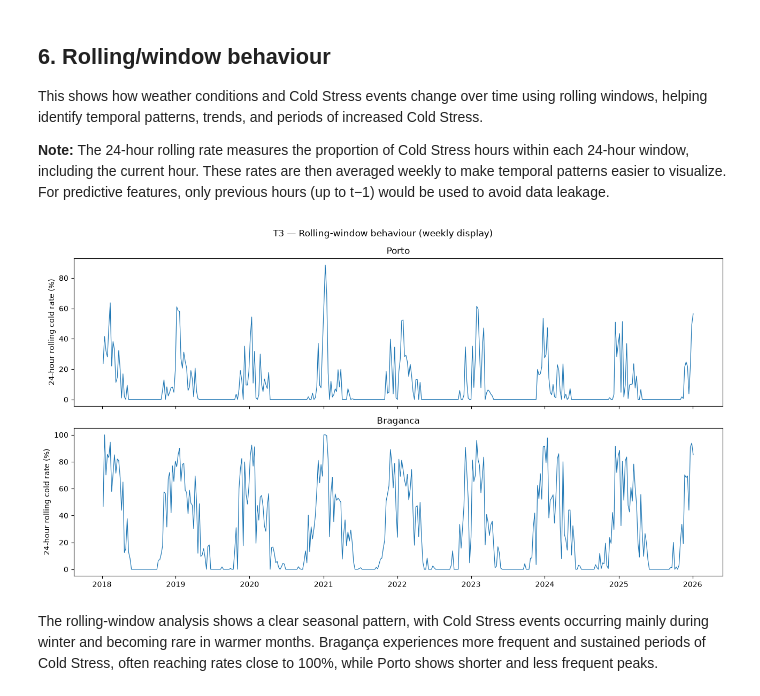
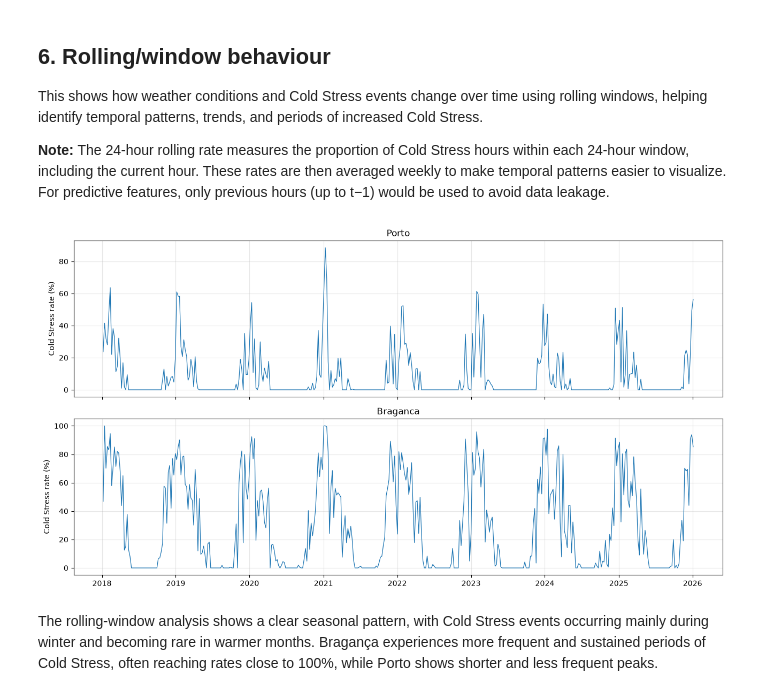
Before and after one commit to JoaoSilva042/data-stream-mining-pa27, a Jupyter notebook: notebooks/01_data_quality_eda.ipynb, the cells around one changed output. Drawn from its saved outputs; the diff is of its cells as text; code cells hidden in the pictures.

```diff
--- a/notebooks/01_data_quality_eda.ipynb
+++ b/notebooks/01_data_quality_eda.ipynb
@@ -280,7 +280,7 @@ matrix for completeness because they are stored numerically. However, their
 Pearson coefficients are not used for feature-selection decisions because
 weather code is categorical and wind direction is circular.
 # %%
-for city, df in cities.items():
+for city, df in warmup.items():
 
     # Calculate Pearson correlation
     corr = df[weather].corr(method="pearson")
@@ -395,7 +395,7 @@ For each pair of highly correlated variables, we examined scatterplots to visual
 # %%
 fig, axes = plt.subplots(1, 2, figsize=(12, 5))
 
-for ax, (city, df) in zip(axes, cities.items()):
+for ax, (city, df) in zip(axes, warmup.items()):
 
     x = df["relative_humidity_2m"]
     y = df["vapour_pressure_deficit"]
@@ -436,7 +436,7 @@ plt.show()
 # %%
 fig, axes = plt.subplots(2, 2, figsize=(12, 10))
 
-for i, (city, df) in enumerate(cities.items()):
+for i, (city, df) in enumerate(warmup.items()):
 
     x = df["relative_humidity_2m"]
     y = df["vapour_pressure_deficit"]
@@ -674,0 +684,5 @@ weather_braganca = [
+# %%
+warmup_cities = {
+    city: get_warmup(df)
+    for city, df in cities.items()
+}
@@ -841,23 +1018,64 @@ This shows how weather conditions and Cold Stress events change over time using
 
 **Note:** The 24-hour rolling rate measures the proportion of Cold Stress hours within each 24-hour window, including the current hour. These rates are then averaged weekly to make temporal patterns easier to visualize. For predictive features, only previous hours (up to t−1) would be used to avoid data leakage.
 # %%
-fig, axes = plt.subplots(2, 1, figsize=(13, 7), sharex=True)
+fig, axes = plt.subplots(
+    2,
+    1,
+    figsize=(13, 7),
+    sharex=True,
+)
+
 rolling_rows = []
-for ax, (name, df) in zip(axes, evaluation.items()):
-    rate = df[TARGET_COLUMN].rolling(window=24, min_periods=24).mean()
-    # Agregação semanal da taxa móvel para o gráfico ficar legível.
-    weekly_rate = pd.DataFrame({"timestamp": df["timestamp_utc"], "rate": rate}).set_index("timestamp")["rate"].resample("W").mean()
-    ax.plot(weekly_rate.index, weekly_rate * 100, linewidth=0.9)
+
+for ax, (name, df) in zip(
+    axes,
+    evaluation.items(),
+):
+
+    rate = (
+        df[TARGET_COLUMN]
+        .rolling(
+            window=24,
+            min_periods=24,
+        )
+        .mean()
+    )
+
+    weekly_rate = (
+        pd.DataFrame({
+            "timestamp":
+                df["timestamp_utc"],
+            "rate":
+                rate,
+        })
+        .set_index("timestamp")[
+            "rate"
+        ]
+        .resample("W")
+        .mean()
+    )
+
+    ax.plot(
+        weekly_rate.index,
+        weekly_rate * 100,
+        linewidth=0.9,
+    )
+
     ax.set_title(name)
-    ax.set_ylabel("24-hour rolling cold rate (%)")
-    rolling_rows.append(pd.DataFrame({"city": name, "timestamp_utc": weekly_rate.index, "rate_pct": weekly_rate.values * 100}))
-fig.suptitle("T3 — Rolling-window behaviour (weekly display)")
-fig.tight_layout()
-fig.savefig(FIG_DIR / "05_rolling_cold_rate.png", dpi=150)
+
+    ax.set_ylabel(
+        "Cold Stress rate (%)"
+    )
+
+    ax.grid(
+        True,
+        alpha=0.3,
+    )
+
+plt.tight_layout()
 plt.show()
-pd.concat(rolling_rows).to_csv(TAB_DIR / "05_rolling_cold_rate.csv", index=False)
 # %% [output]
-[figure, old version]
+[figure, new version]
 # %% [markdown]
 The rolling-window analysis shows a clear seasonal pattern, with Cold Stress events occurring mainly during winter and becoming rare in warmer months. Bragança experiences more frequent and sustained periods of Cold Stress, often reaching rates close to 100%, while Porto shows shorter and less frequent peaks.
 # %% [markdown]
```
Also changed, not shown: parts of 7 cells of this notebook, 16 other files.
